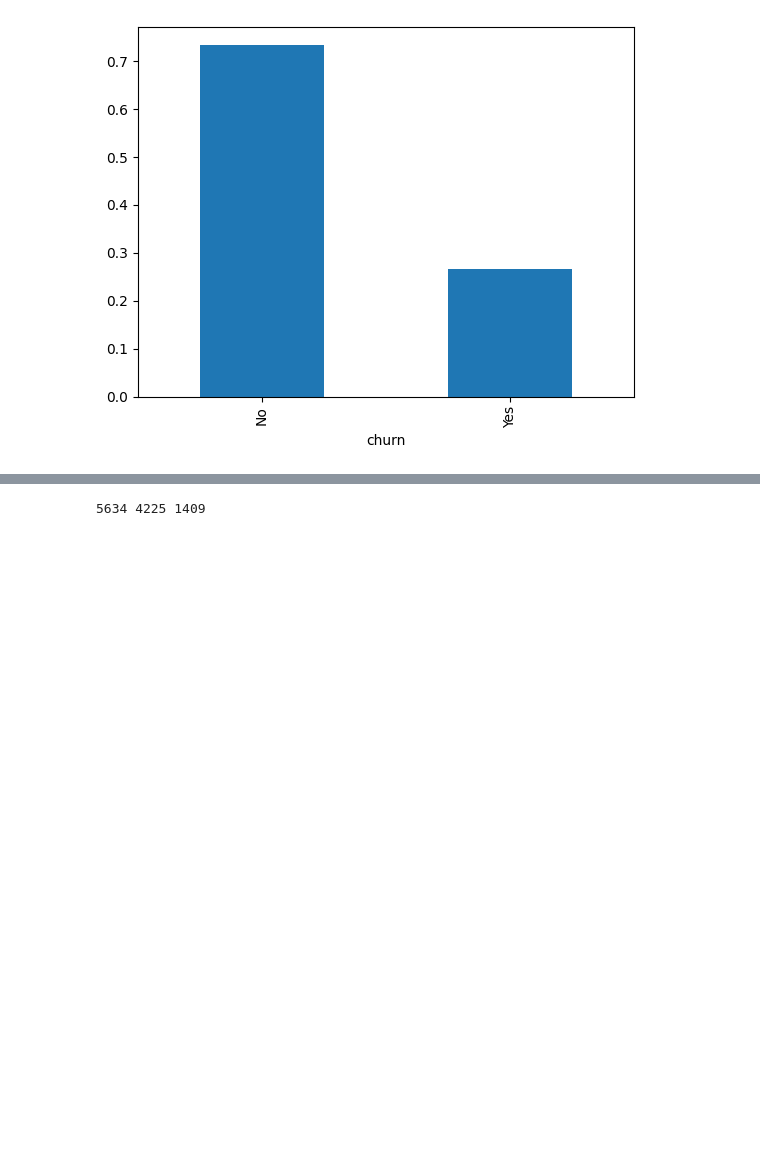
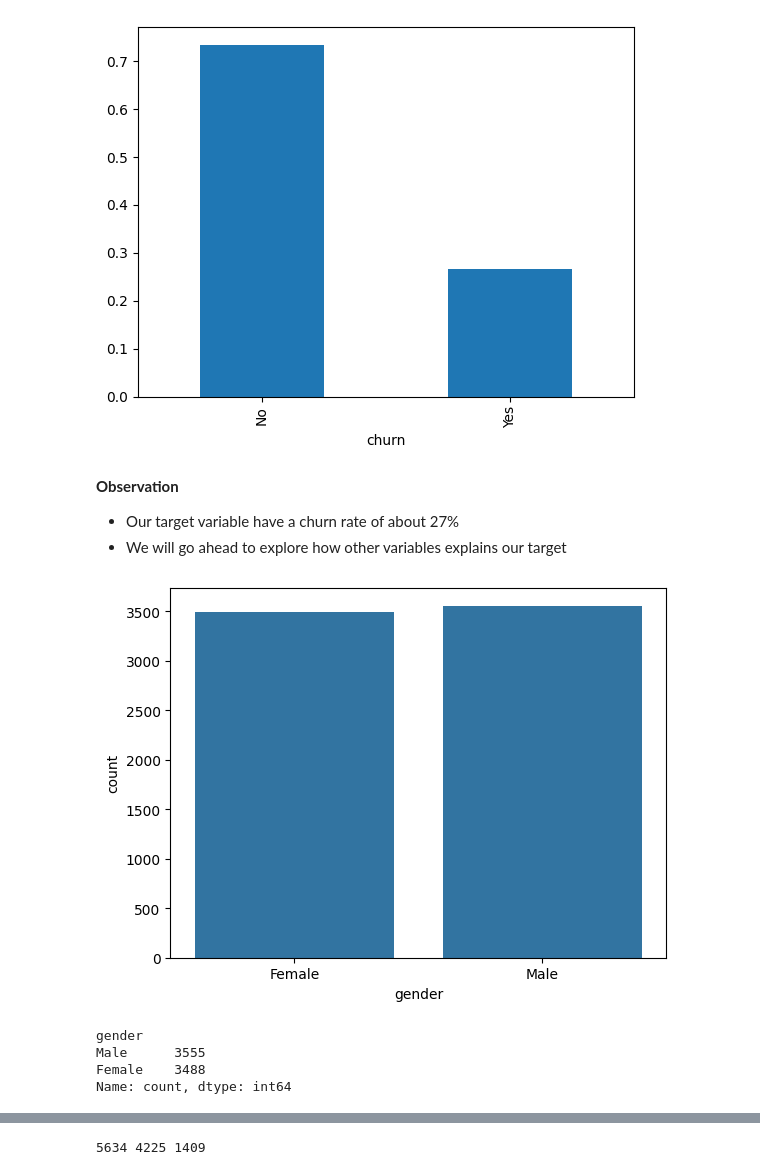
Before and after one commit to Biob-scientist/Machine-Learning--Churn-Prediction, a Jupyter notebook: ml_prediction.ipynb, the cells around one changed output, grey strips where cells are left out. Saved outputs shown, nothing was run; the diff lists cells and outputs as text; code cells hidden in the pictures; blank space fills up the shorter version.

Commit message:
feat:added gender distribution

```diff
--- a/ml_prediction.ipynb
+++ b/ml_prediction.ipynb
@@ -32,8 +31,25 @@ df.churn.value_counts(normalize=True).plot(kind='bar')
 # %% [output]
 <Axes: xlabel='churn'>
 [figure]
+# %% [markdown]
+**Observation**
+- Our target variable have a churn rate of about 27%
+- We will go ahead to explore how other variables explains our target
 # %%
 df['totalcharges']=pd.to_numeric(df.totalcharges, errors='coerce' )
+# %%
+import seaborn as sns
+sns.countplot(data=df, x='gender');
+# plt.show()
+# %% [output]
+[figure, added]
+# %%
+df.gender.value_counts()
+# %% [output]
+gender
+Male      3555
+Female    3488
+Name: count, dtype: int64
 # %%
 str_cols=list(df.dtypes[df.dtypes=='object'].index)
 for col in str_cols:
```
Also changed, not shown: parts of 3 cells of this notebook.
